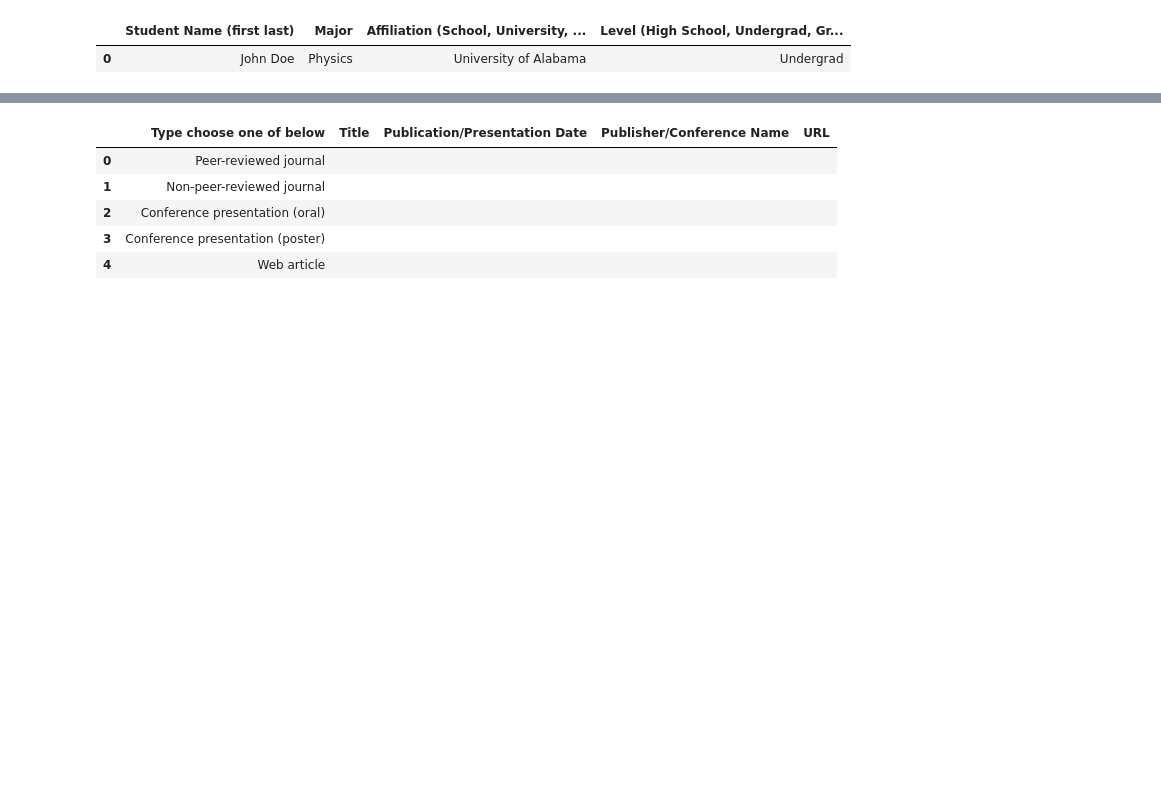
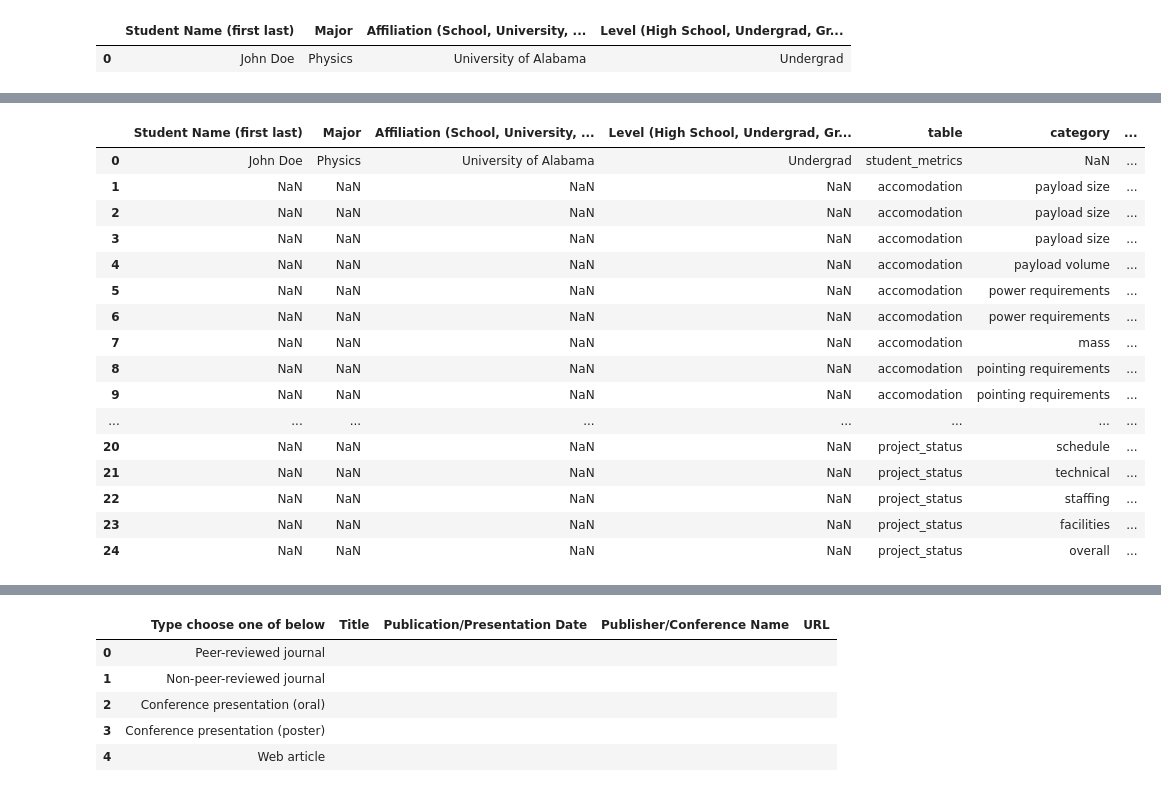
Before and after one commit to ShaunHoffmann/hestodb, a Jupyter notebook: hesto_uv_notebook.ipynb, the cells around one changed output, grey strips where cells are left out. Saved outputs shown, nothing was run; the diff lists cells and outputs as text; code cells hidden in the pictures; blank space fills up the shorter version.

```diff
--- a/hesto_uv_notebook.ipynb
+++ b/hesto_uv_notebook.ipynb
@@ -106,3 +124,38 @@ Found 34 report files:
+# %%
+frames = []
+
+def add_table(df, label):
+    if df is not None:
+        df = df.copy()
+        df["table"] = label
+        frames.append(df)
+
+add_table(test_report.student_metrics_table, "student_metrics")
+add_table(test_report.accomodation_table, "accomodation")
+add_table(test_report.publication_table, "publications")
+add_table(test_report.patents_table, "patents")
+add_table(test_report.project_status, "project_status")
+
+combined = pd.concat(frames, ignore_index=True)
+combined
+# %% [output]
+|  | Student Name (first last) | Major | Affiliation (School, University, ... | Level (High School, Undergrad, Gr... | table | category | ... |
+| 0 | John Doe | Physics | University of Alabama | Undergrad | student_metrics | NaN | ... |
+| 1 | NaN | NaN | NaN | NaN | accomodation | payload size | ... |
+| 2 | NaN | NaN | NaN | NaN | accomodation | payload size | ... |
+| 3 | NaN | NaN | NaN | NaN | accomodation | payload size | ... |
+| 4 | NaN | NaN | NaN | NaN | accomodation | payload volume | ... |
+| 5 | NaN | NaN | NaN | NaN | accomodation | power requirements | ... |
+| 6 | NaN | NaN | NaN | NaN | accomodation | power requirements | ... |
+| 7 | NaN | NaN | NaN | NaN | accomodation | mass | ... |
+| 8 | NaN | NaN | NaN | NaN | accomodation | pointing requirements | ... |
+| 9 | NaN | NaN | NaN | NaN | accomodation | pointing requirements | ... |
+| ... | ... | ... | ... | ... | ... | ... | ... |
+| 20 | NaN | NaN | NaN | NaN | project_status | schedule | ... |
+| 21 | NaN | NaN | NaN | NaN | project_status | technical | ... |
+| 22 | NaN | NaN | NaN | NaN | project_status | staffing | ... |
+| 23 | NaN | NaN | NaN | NaN | project_status | facilities | ... |
+| 24 | NaN | NaN | NaN | NaN | project_status | overall | ... |
 # %%
 files[files['year'] == 2024]
 # %% [output]
```
Also changed, not shown: parts of 9 cells of this notebook, 3 other files.
